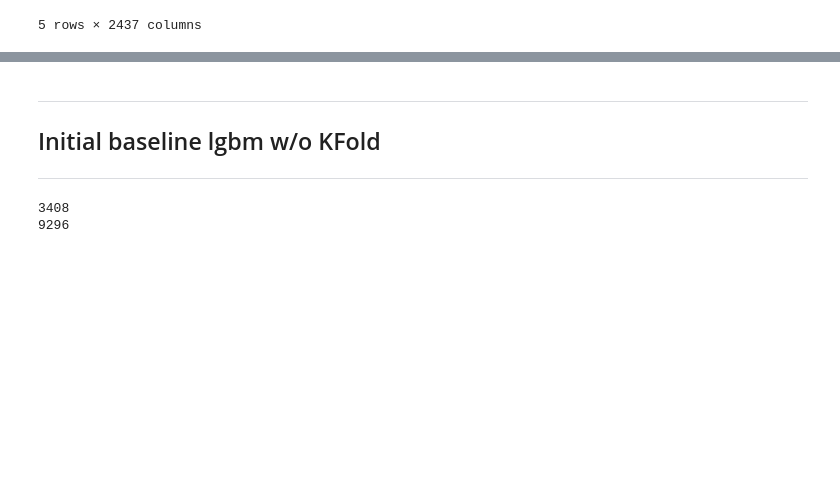
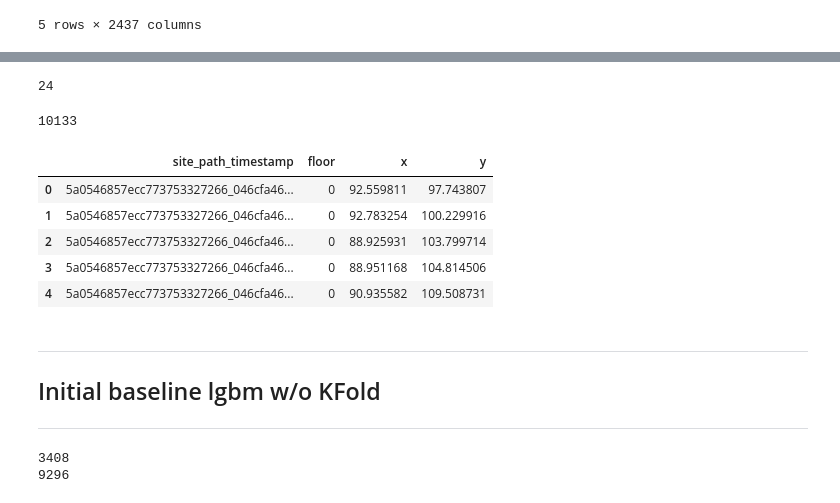
Before and after one commit to robot269006/indoor, a Jupyter notebook: indoor_model_lgbm_kfold_colab.ipynb, the cells around one changed output, grey strips where cells are left out. Drawn from its saved outputs; the diff is of its cells as text; code cells hidden in the pictures; blank space fills up the shorter version.

```diff
--- a/indoor_model_lgbm_kfold_colab.ipynb
+++ b/indoor_model_lgbm_kfold_colab.ipynb
@@ -174,7 +185,7 @@ lgb_f_params = {'objective': 'multiclass',
 score_df = pd.DataFrame()
 oof = list()
 predictions = list()
-
+d = {}
 
 for n_files, file in enumerate(train_files):
     print("file:", file)
@@ -243,6 +254,10 @@ for n_files, file in enumerate(train_files):
                     early_stopping_rounds=20
                     )
 
+        d["model_x_{}_{}".format(file, fold)] = modelx
+        d["model_y_{}_{}".format(file, fold)] = modely
+        d["model_f_{}_{}".format(file, fold)] = modelf
+
         oof_x[val_idx] = modelx.predict(X_valid)
         oof_y[val_idx] = modely.predict(X_valid)
         oof_f[val_idx] = modelf.predict(X_valid).astype(int)
@@ -280,7 +346,22 @@ file: ./colab_indoor/train_2/5a0546857ecc773753327266_train.csv
+# %%
+print(len(predictions))
+# %% [output]
+24
 # %%
 # ------------------------------------------------------------------------------
 # Submit the result
 # ------------------------------------------------------------------------------
 all_preds = pd.concat(predictions)
-all_preds = all_preds.reindex(sub_df.index)
-all_preds.to_csv('./colab_indoor/submission.csv')
+all_preds = all_preds.reset_index()
+all_preds = all_preds[~all_preds.duplicated(subset="site_path_timestamp", keep="first")]
+print(len(all_preds))
+display(all_preds.head())
+all_preds.to_csv('./colab_indoor/submission.csv', index=False)
+# %% [output]
+10133
+|  | site_path_timestamp | floor | x | y |
+| 0 | 5a0546857ecc773753327266_046cfa46... | 0 | 92.559811 | 97.743807 |
+| 1 | 5a0546857ecc773753327266_046cfa46... | 0 | 92.783254 | 100.229916 |
+| 2 | 5a0546857ecc773753327266_046cfa46... | 0 | 88.925931 | 103.799714 |
+| 3 | 5a0546857ecc773753327266_046cfa46... | 0 | 88.951168 | 104.814506 |
+| 4 | 5a0546857ecc773753327266_046cfa46... | 0 | 90.935582 | 109.508731 |
```
Also changed, not shown: parts of 9 cells of this notebook.
